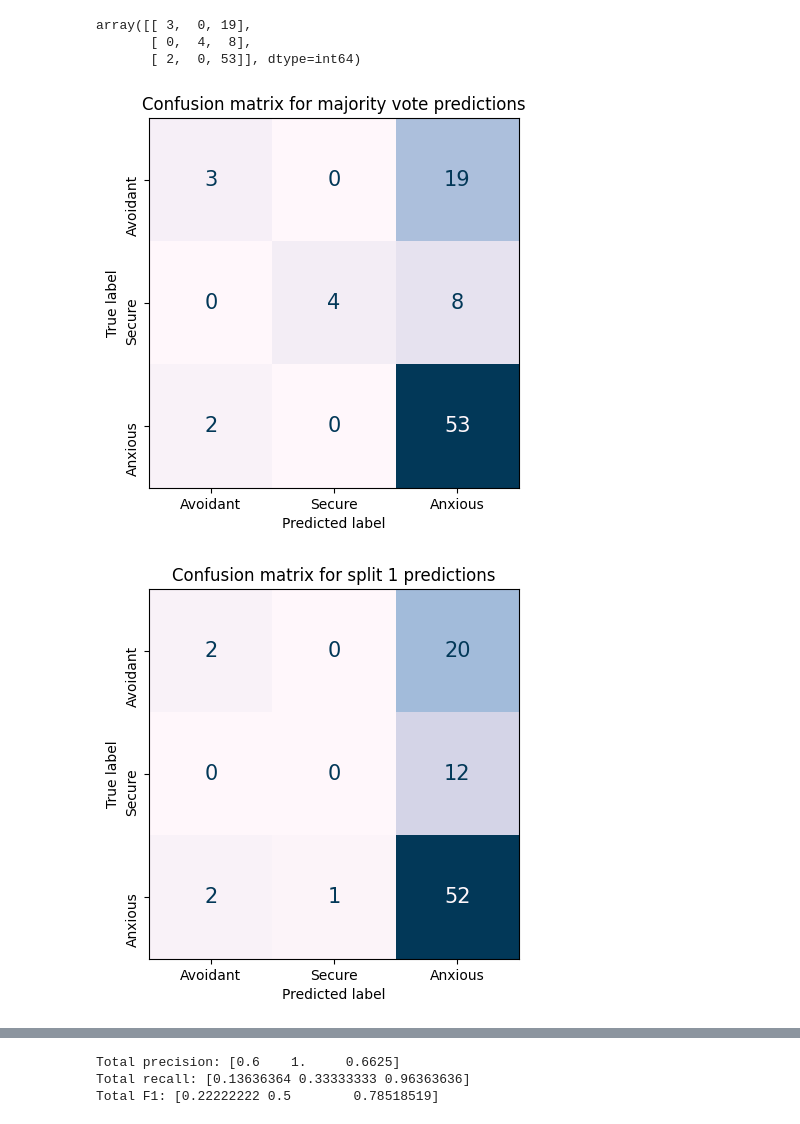
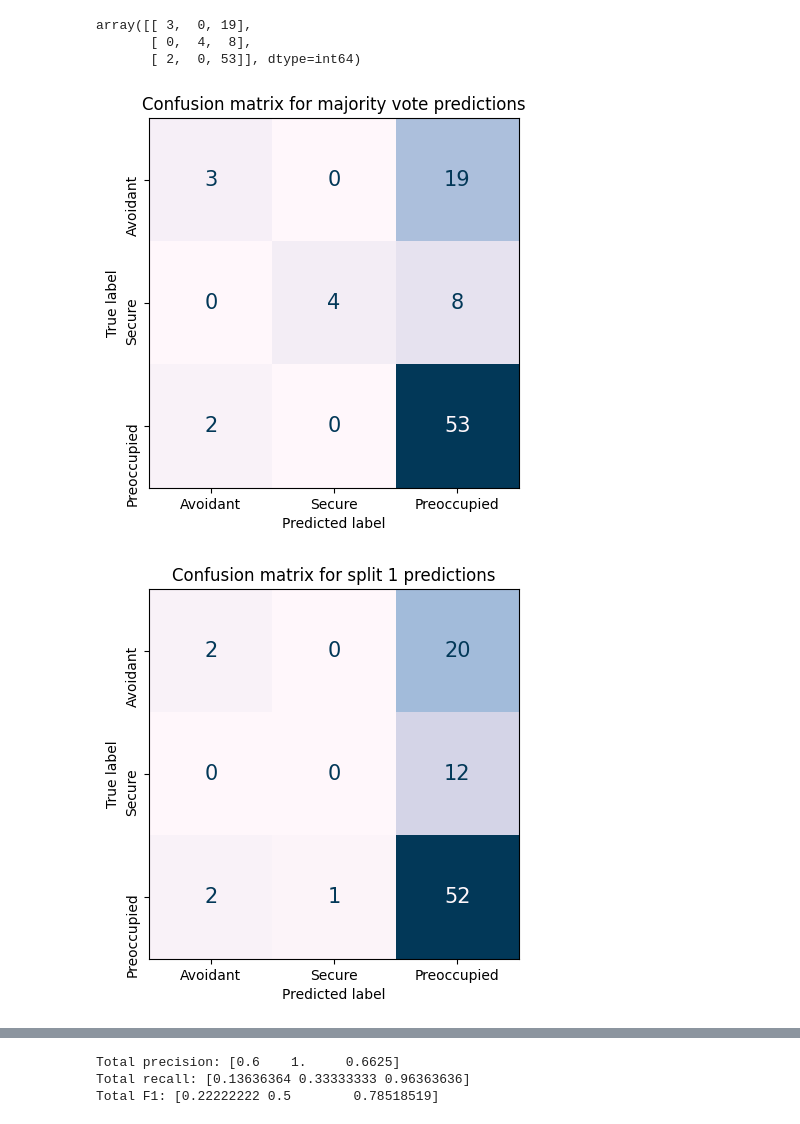
Before and after one commit to Fred-Bred/SDS-thesis, a Jupyter notebook: src/plotting.ipynb, the cells around one changed output, grey strips where cells are left out. Saved outputs shown, nothing was run; the diff lists cells and outputs as text; code cells hidden in the pictures.

```diff
--- a/src/plotting.ipynb
+++ b/src/plotting.ipynb
@@ -223,12 +223,12 @@ import matplotlib.pyplot as plt
 import seaborn as sns
 import numpy as np
 # %%
-split1_preds = pd.read_csv(r"D:\PACS\robertal-large_150\split1_test_preds.csv", sep="\t")
-split2_preds = pd.read_csv(r"D:\PACS\robertal-large_150\split2_test_preds.csv", sep="\t")
-split3_preds = pd.read_csv(r"D:\PACS\robertal-large_150\split3_test_preds.csv", sep="\t")
-split4_preds = pd.read_csv(r"D:\PACS\robertal-large_150\split4_test_preds.csv", sep="\t")
-split5_preds = pd.read_csv(r"D:\PACS\robertal-large_150\split5_test_preds.csv", sep="\t")
-targets = pd.read_csv(r"D:\PACS\robertal-large_150\test_combined_150.csv", sep="\t")
+split1_preds = pd.read_csv(r"E:\PACS\robertal-large_150\split1_test_preds.csv", sep="\t")
+split2_preds = pd.read_csv(r"E:\PACS\robertal-large_150\split2_test_preds.csv", sep="\t")
+split3_preds = pd.read_csv(r"E:\PACS\robertal-large_150\split3_test_preds.csv", sep="\t")
+split4_preds = pd.read_csv(r"E:\PACS\robertal-large_150\split4_test_preds.csv", sep="\t")
+split5_preds = pd.read_csv(r"E:\PACS\robertal-large_150\split5_test_preds.csv", sep="\t")
+targets = pd.read_csv(r"E:\PACS\robertal-large_150\test_combined_150.csv", sep="\t")
 # %%
 split1_preds.drop(columns=["document"], inplace=True)
 
@@ -266,44 +266,44 @@ cm_5 = confusion_matrix(results["label"], results["5"], labels=[1, 2, 3])
 cmap = "PuBu"
 # cmap = "binary"
 # cmap = "bone_r"
 # cmap = "magma_r"
 # cmap = "Blues"
 
-ConfusionMatrixDisplay(cm_total, display_labels=["Avoidant", "Secure", "Anxious"]).plot(cmap=cmap, text_kw={"size": 15}, colorbar=False)
+ConfusionMatrixDisplay(cm_total, display_labels=["Avoidant", "Secure", "Preoccupied"]).plot(cmap=cmap, text_kw={"size": 15}, colorbar=False)
 plt.title("Confusion matrix for majority vote predictions", fontsize=12)
 plt.tick_params(axis='both', which='major', labelsize=10)
 plt.yticks(rotation=90)
-plt.savefig("../TeX/figures/roberta-large_150_combined_confusion_matrix.png")
+plt.savefig("../TeX/figures/updates/roberta-large_150_combined_confusion_matrix.png")
 
-ConfusionMatrixDisplay(cm_1, display_labels=["Avoidant", "Secure", "Anxious"]).plot(cmap=cmap, text_kw={"size": 15}, colorbar=False)
+ConfusionMatrixDisplay(cm_1, display_labels=["Avoidant", "Secure", "Preoccupied"]).plot(cmap=cmap, text_kw={"size": 15}, colorbar=False)
 plt.title("Confusion matrix for split 1 predictions", fontsize=12)
 plt.tick_params(axis='both', which='major', labelsize=10)
 plt.yticks(rotation=90)
-plt.savefig("../TeX/figures/roberta-large_150_split1_confusion_matrix.png")
+plt.savefig("../TeX/figures/updates/roberta-large_150_split1_confusion_matrix.png")
 
-ConfusionMatrixDisplay(cm_2, display_labels=["Avoidant", "Secure", "Anxious"]).plot(cmap=cmap, text_kw={"size": 15}, colorbar=False)
+ConfusionMatrixDisplay(cm_2, display_labels=["Avoidant", "Secure", "Preoccupied"]).plot(cmap=cmap, text_kw={"size": 15}, colorbar=False)
 plt.title("Confusion matrix for split 2 predictions", fontsize=12)
 plt.tick_params(axis='both', which='major', labelsize=10)
 plt.yticks(rotation=90)
-plt.savefig("../TeX/figures/roberta-large_150_split2_confusion_matrix.png")
+plt.savefig("../TeX/figures/updates/roberta-large_150_split2_confusion_matrix.png")
 
-ConfusionMatrixDisplay(cm_3, display_labels=["Avoidant", "Secure", "Anxious"]).plot(cmap=cmap, text_kw={"size": 15}, colorbar=False)
+ConfusionMatrixDisplay(cm_3, display_labels=["Avoidant", "Secure", "Preoccupied"]).plot(cmap=cmap, text_kw={"size": 15}, colorbar=False)
 plt.title("Confusion matrix for split 3 predictions", fontsize=12)
 plt.tick_params(axis='both', which='major', labelsize=10)
 plt.yticks(rotation=90)
-plt.savefig("../TeX/figures/roberta-large_150_split3_confusion_matrix.png")
+plt.savefig("../TeX/figures/updates/roberta-large_150_split3_confusion_matrix.png")
 
-ConfusionMatrixDisplay(cm_4, display_labels=["Avoidant", "Secure", "Anxious"]).plot(cmap=cmap, text_kw={"size": 15}, colorbar=False)
+ConfusionMatrixDisplay(cm_4, display_labels=["Avoidant", "Secure", "Preoccupied"]).plot(cmap=cmap, text_kw={"size": 15}, colorbar=False)
 plt.title("Confusion matrix for split 4 predictions", fontsize=12)
 plt.tick_params(axis='both', which='major', labelsize=10)
 plt.yticks(rotation=90)
-plt.savefig("../TeX/figures/roberta-large_150_split4_confusion_matrix.png")
+plt.savefig("../TeX/figures/updates/roberta-large_150_split4_confusion_matrix.png")
 
-ConfusionMatrixDisplay(cm_5, display_labels=["Avoidant", "Secure", "Anxious"]).plot(cmap=cmap, text_kw={"size": 15}, colorbar=False)
+ConfusionMatrixDisplay(cm_5, display_labels=["Avoidant", "Secure", "Preoccupied"]).plot(cmap=cmap, text_kw={"size": 15}, colorbar=False)
 plt.title("Confusion matrix for split 5 predictions", fontsize=12)
 plt.tick_params(axis='both', which='major', labelsize=10)
 plt.yticks(rotation=90)
-plt.savefig("../TeX/figures/roberta-large_150_split5_confusion_matrix.png")
+plt.savefig("../TeX/figures/updates/roberta-large_150_split5_confusion_matrix.png")
 # %% [output]
-[figure, old version]
+[figure, new version]
-[figure, old version]
+[figure, new version]
```
Also changed, not shown: parts of 4 cells of this notebook, 14 other files.
